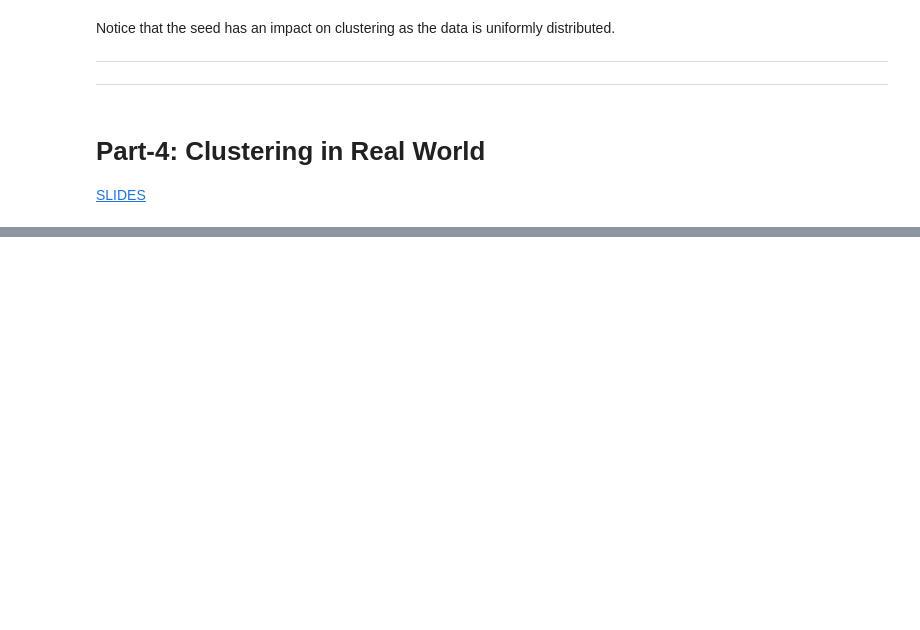
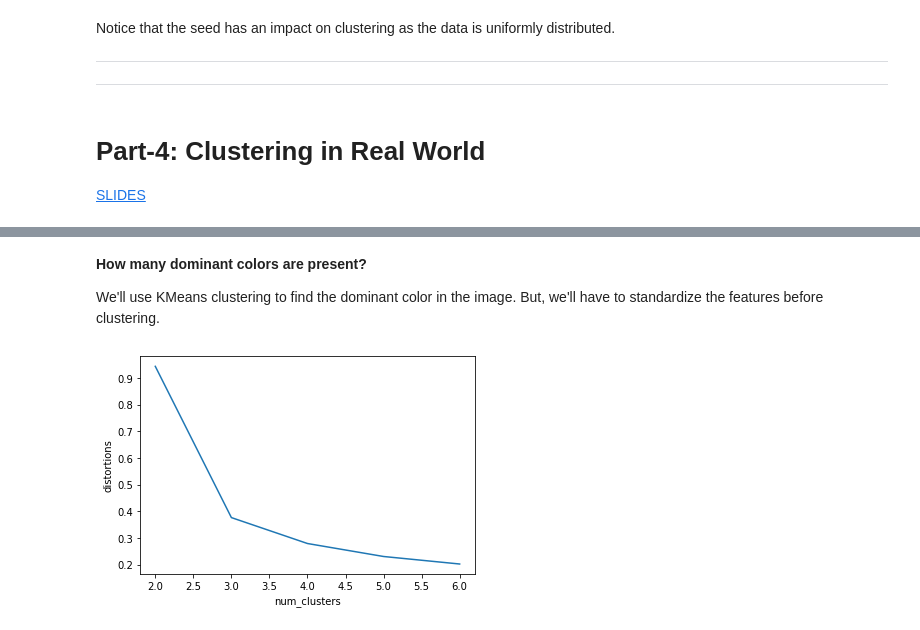
Before and after one commit to pratikgujral/Machine-Learning-Scientist-With-Python, a Jupyter notebook: Cluster_Analysis_In_Python.ipynb, the cells around one changed output, grey strips where cells are left out. Cells and saved outputs as stored; diff of their text form; code cells hidden in the pictures; blank space fills up the shorter version.

Commit message:
Completed Part-4: Clustering in Real World

```diff
--- a/Cluster_Analysis_In_Python.ipynb
+++ b/Cluster_Analysis_In_Python.ipynb
@@ -1064,0 +1100,3 @@ Notice that the seed has an impact on clustering as the data is uniformly distri
+# %%
+batman_df = pd.DataFrame(zip(r,g,b), columns=['red','green','blue'])
+batman_df.head()
@@ -1064,0 +1110,33 @@ Notice that the seed has an impact on clustering as the data is uniformly distri
+# %% [markdown]
+**How many dominant colors are present?**
+
+We'll use KMeans clustering to find the dominant color in the image. But, we'll have to standardize the features before clustering.
+# %%
+# Standardizing / Whitening the features
+from scipy.cluster.vq import whiten
+
+batman_df['scaled_red'] = whiten(batman_df['red'])
+batman_df['scaled_green'] = whiten(batman_df['green'])
+batman_df['scaled_blue'] = whiten(batman_df['blue'])
+# %%
+from scipy.cluster.vq import kmeans, vq
+import seaborn as sns
+import matplotlib.pyplot as plt
+
+distortions = []
+num_clusters = range(2,7)
+
+for i in num_clusters:
+  cluster_centers, distortion = kmeans(batman_df[['scaled_red', 'scaled_green',
+                                                  'scaled_blue']], i)
+  distortions.append(distortion)
+
+# Creating DataFrame of num_clusters and distortions
+elbow_plot = pd.DataFrame({'num_clusters':num_clusters, 'distortions':distortions})
+
+# Plotting the elbow plot
+sns.lineplot(x='num_clusters',y='distortions', data=elbow_plot)
+plt.xticks()
+plt.show()
+# %% [output]
+[figure, added]
```
Also changed, not shown: parts of 36 cells of this notebook.
